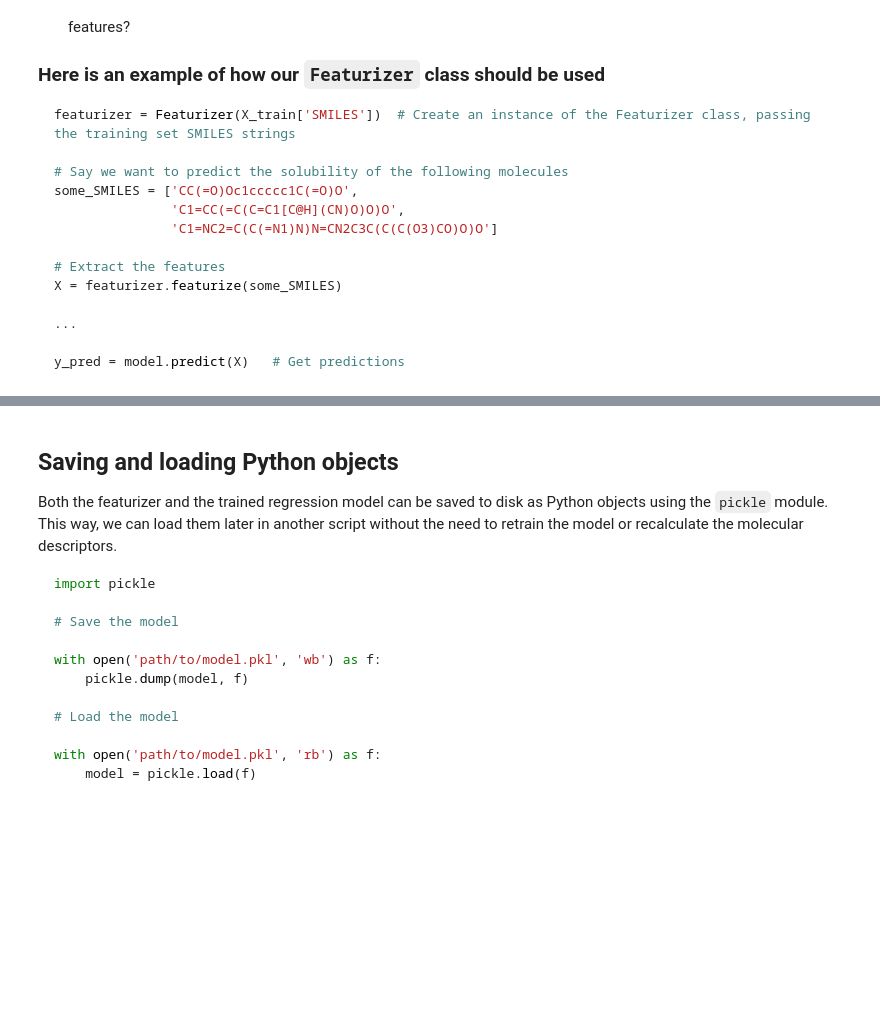
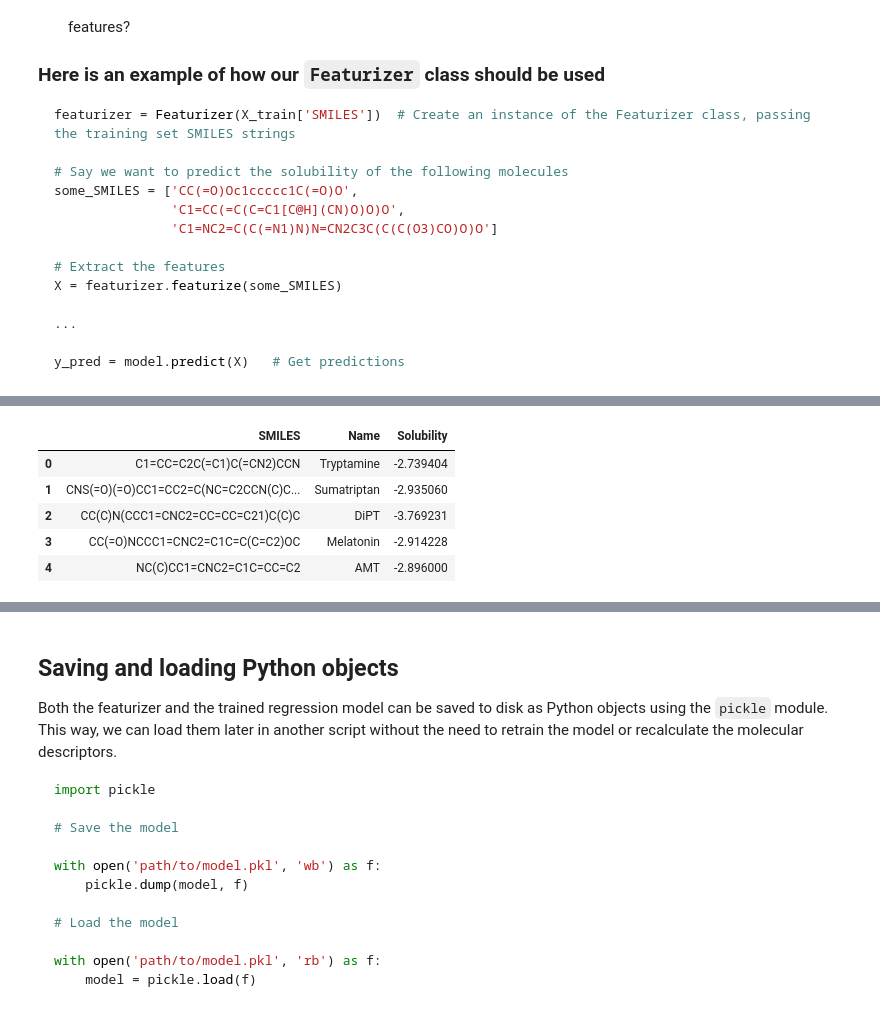
Before and after one commit to kingaszczecinska/pum-24, a Jupyter notebook: lab4.ipynb, the cells around one changed output, grey strips where cells are left out. Cells and saved outputs as stored; diff of their text form; code cells hidden in the pictures; blank space fills up the shorter version.

```diff
--- a/lab4.ipynb
+++ b/lab4.ipynb
@@ -312,10 +319,17 @@ NameError: name 'featurizer' is not defined
 # %%
 # Predict the solubility of the new molecules
 
-y_pred = svr.predict(X)  # Use the linear regression model to predict the solubility
+y_pred = lr.predict(X)  # Use the linear regression model to predict the solubility
 
 tryptamines['Solubility'] = y_pred  # Add the predictions to the dataframe
 tryptamines.head()
+# %% [output]
+|  | SMILES | Name | Solubility |
+| 0 | C1=CC=C2C(=C1)C(=CN2)CCN | Tryptamine | -2.739404 |
+| 1 | CNS(=O)(=O)CC1=CC2=C(NC=C2CCN(C)C... | Sumatriptan | -2.935060 |
+| 2 | CC(C)N(CCC1=CNC2=CC=CC=C21)C(C)C | DiPT | -3.769231 |
+| 3 | CC(=O)NCCC1=CNC2=C1C=C(C=C2)OC | Melatonin | -2.914228 |
+| 4 | NC(C)CC1=CNC2=C1C=CC=C2 | AMT | -2.896000 |
 # %% [markdown]
 ## Cross-validation and grid search
 
```
Also changed, not shown: parts of 15 cells of this notebook, 1 other file.
